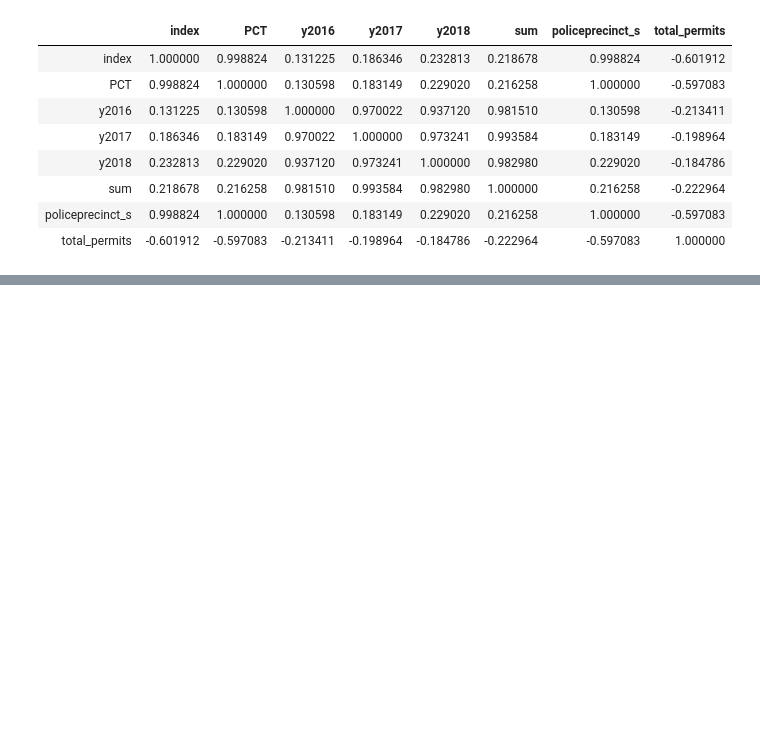
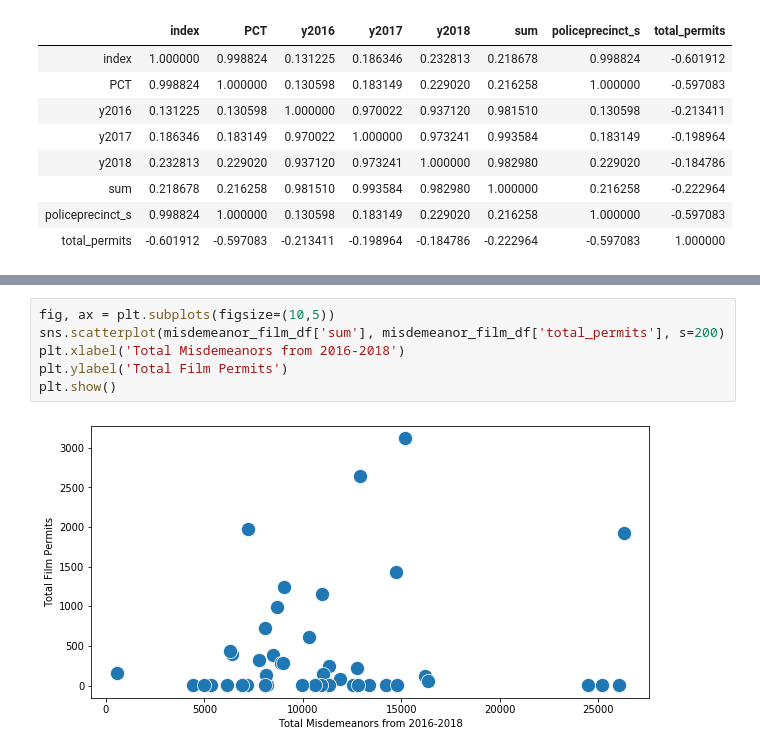
Before and after one commit to triolinho/stats_project, a Jupyter notebook: project_nb.ipynb, the cells around one changed output, grey strips where cells are left out. Drawn from its saved outputs; the diff is of its cells as text; blank space fills up the shorter version.

```diff
--- a/project_nb.ipynb
+++ b/project_nb.ipynb
@@ -996,0 +1184,8 @@ misdemeanor_film_df.corr(method='pearson')
+# %%
+fig, ax = plt.subplots(figsize=(10,5))
+sns.scatterplot(misdemeanor_film_df['sum'], misdemeanor_film_df['total_permits'], s=200)
+plt.xlabel('Total Misdemeanors from 2016-2018')
+plt.ylabel('Total Film Permits')
+plt.show()
+# %% [output]
+[figure, added]
```
Also changed, not shown: parts of 34 cells of this notebook, 5 other files.
